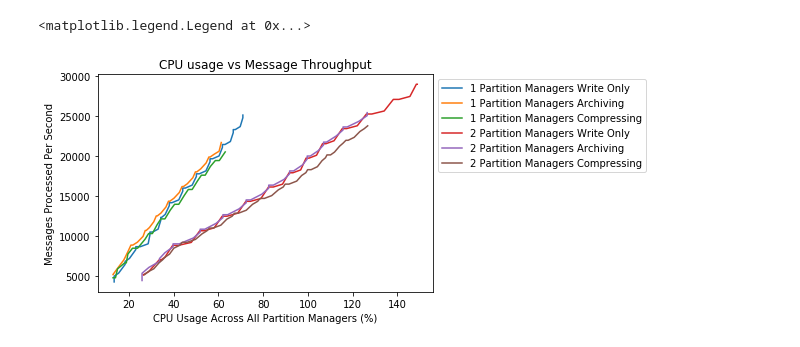
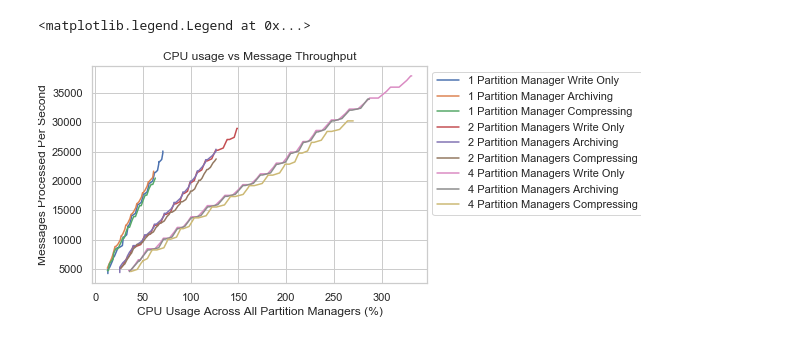
Before and after one commit to miratepuffin/Raphtory-Deployment, a Jupyter notebook: JupyterPlotting/Prometheus.ipynb, the cells around one changed output. Drawn from its saved outputs; the diff is of its cells as text; code cells hidden in the pictures.

```diff
--- a/JupyterPlotting/Prometheus.ipynb
+++ b/JupyterPlotting/Prometheus.ipynb
@@ -10,6 +10,19 @@ from pandas.io.json import json_normalize
 import matplotlib
 import numpy as np
 import matplotlib.pyplot as plt
+
+plt.rcParams['savefig.bbox'] = 'tight'
+plt.rcParams['savefig.pad_inches'] = 0
+plt.rcParams['savefig.format'] = 'pdf'
+plt.rcParams['legend.frameon'] = True
+
+#pd.set_option('display.max_rows', 50)
+#pd.set_option('display.max_columns', 50)
+
+import seaborn as sns
+sns.set_context('notebook')
+sns.set_style('whitegrid')
+sns.set_palette('deep')
 # %%
 def requestData(query):
     return json_normalize(json.load(urllib.request.urlopen(query))["data"]["result"])
@@ -228,18 +275,23 @@ compress2.append(("2019-06-01T02:02:32","2019-06-01T02:13:16"))
 # %%
 plt.tight_layout()
 plt.title('CPU usage vs Message Throughput')
 plt.xlabel('CPU Usage Across All Partition Managers (%)')
 plt.ylabel('Messages Processed Per Second')
-plotAverage(Write1,cpu,updates,"1 Partition Managers Write Only")
-plotAverage(Archive1,cpu,updates,"1 Partition Managers Archiving")
-plotAverage(compress1,cpu,updates,"1 Partition Managers Compressing")
+plotAverage(Write1,cpu,updates,"1 Partition Manager Write Only")
+plotAverage(Archive1,cpu,updates,"1 Partition Manager Archiving")
+plotAverage(compress1,cpu,updates,"1 Partition Manager Compressing")
+#plotAverage(save1,cpu,updates,"1 Partition Manager Saving")
 plotAverage(Write2,cpu,updates,"2 Partition Managers Write Only")
 plotAverage(Archive2,cpu,updates,"2 Partition Managers Archiving")
 plotAverage(compress2,cpu,updates,"2 Partition Managers Compressing")
+#plotAverageSorted(save2,cpu,updates,"2 Partition Managers Saving")
+plotAverage(Write4,cpu,updates,"4 Partition Managers Write Only")
+plotAverage(Archive4,cpu,updates,"4 Partition Managers Archiving")
+plotAverage(compress4,cpu,updates,"4 Partition Managers Compressing")
 plt.legend(loc="upper left", bbox_to_anchor=(1,1))
 # %% [output]
 <matplotlib.legend.Legend at 0x...>
-[figure, old version]
+[figure, new version]
 # %%
 plt.tight_layout()
 plt.title('Bytes Received vs Secondary Messages')
```
Also changed, not shown: parts of 3 cells of this notebook.
